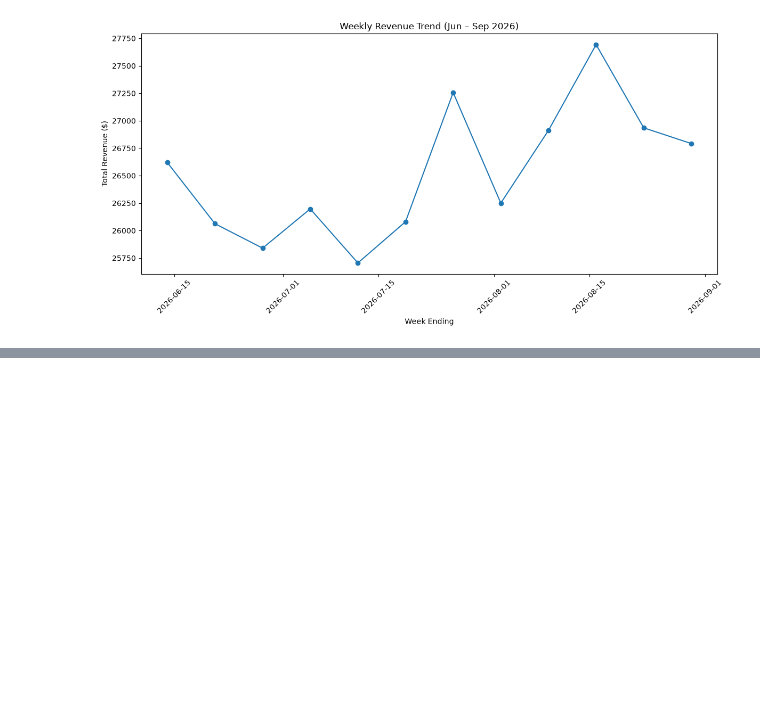
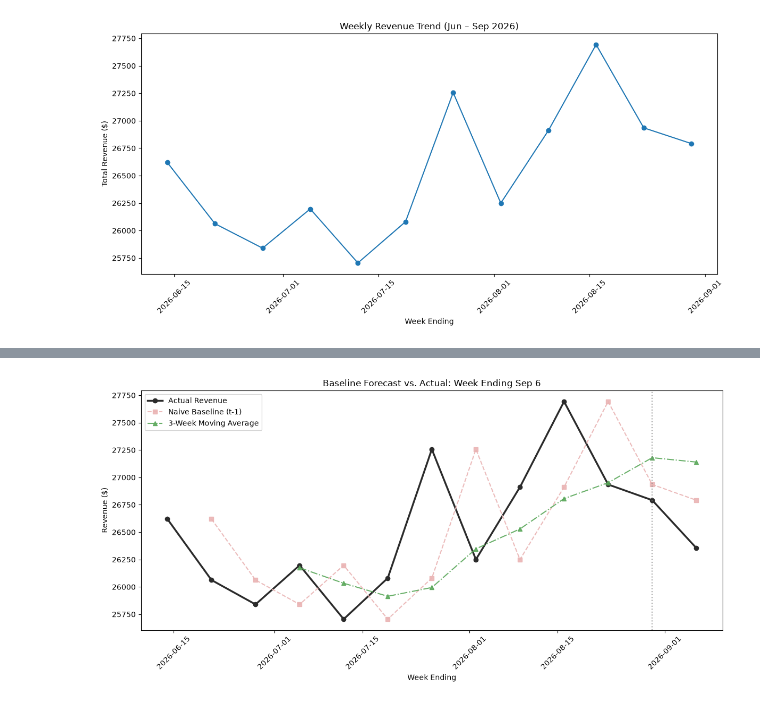
Before and after one commit to SunghunP/pho-restaurant-analysis, a Jupyter notebook: notebooks/eda.ipynb, the cells around one changed output, grey strips where cells are left out. Cells and saved outputs as stored; diff of their text form; code cells hidden in the pictures; blank space fills up the shorter version.

```diff
--- a/notebooks/eda.ipynb
+++ b/notebooks/eda.ipynb
@@ -473,0 +534,12 @@ My parents felt like business had been slowing down and wanted a specific number
+# %%
+new_data = pd.read_csv('../data/restaurant_sales_sept03_09.csv')
+new_data = new_data.rename(columns={'Order Date': 'Order_Date', 'Item Price': 'Item_Price'})
+new_data['Order_Date'] = pd.to_datetime(new_data['Order_Date'])
+
+# Combine just for this check, df itself stays as the original 13-week dataset used above
+combined_revenue = pd.concat([
+  df[['Order_Date', 'Item_Price']],
+  new_data[['Order_Date', 'Item_Price']]
+]).resample('W', on='Order_Date')['Item_Price'].sum()
+
+combined_revenue.tail()
@@ -473,0 +556,6 @@ My parents felt like business had been slowing down and wanted a specific number
+# %%
+# Fill in the real number for the week I forecasted, instead of leaving it blank
+actual_next_week = combined_revenue.loc[future_date]
+weekly_sales_df.loc[future_date, 'Weekly Revenue'] = actual_next_week
+
+weekly_sales_df.tail()
@@ -473,0 +570,20 @@ My parents felt like business had been slowing down and wanted a specific number
+# %%
+# weekly_sales_df.index[:-1] no longer works to isolate the actuals here since the last row
+# isn't blank anymore, so drop NaNs directly off Weekly Revenue instead
+actuals = weekly_sales_df['Weekly Revenue'].dropna()
+
+plt.figure(figsize=(12, 6))
+plt.plot(actuals.index, actuals.values, label='Actual Revenue', color='#2b2b2b', marker='o', linewidth=2.5)
+plt.plot(weekly_sales_df.index, weekly_sales_df['Naive_Forecast'], label='Naive Baseline (t-1)', color='#eab4b4', linestyle='--', marker='s', alpha=0.9)
+plt.plot(weekly_sales_df.index, weekly_sales_df['3_Week_MA'], label='3-Week Moving Average', color='#5aa85a', linestyle='-.', marker='^', alpha=0.9)
+plt.title('Baseline Forecast vs. Actual: Week Ending Sep 6')
+plt.xlabel('Week Ending')
+plt.ylabel('Revenue ($)')
+plt.xticks(rotation=45)
+plt.legend()
+plt.axvline(x=weekly_sales_df.index[-2], color='gray', linestyle=':', alpha=0.7)
+plt.tight_layout()
+plt.savefig('../output/weekly_revenue_baseline_actual.png', dpi=150, bbox_inches='tight')
+plt.show()
+# %% [output]
+[figure, added]
```
Also changed, not shown: parts of 25 cells of this notebook, 5 other files.
